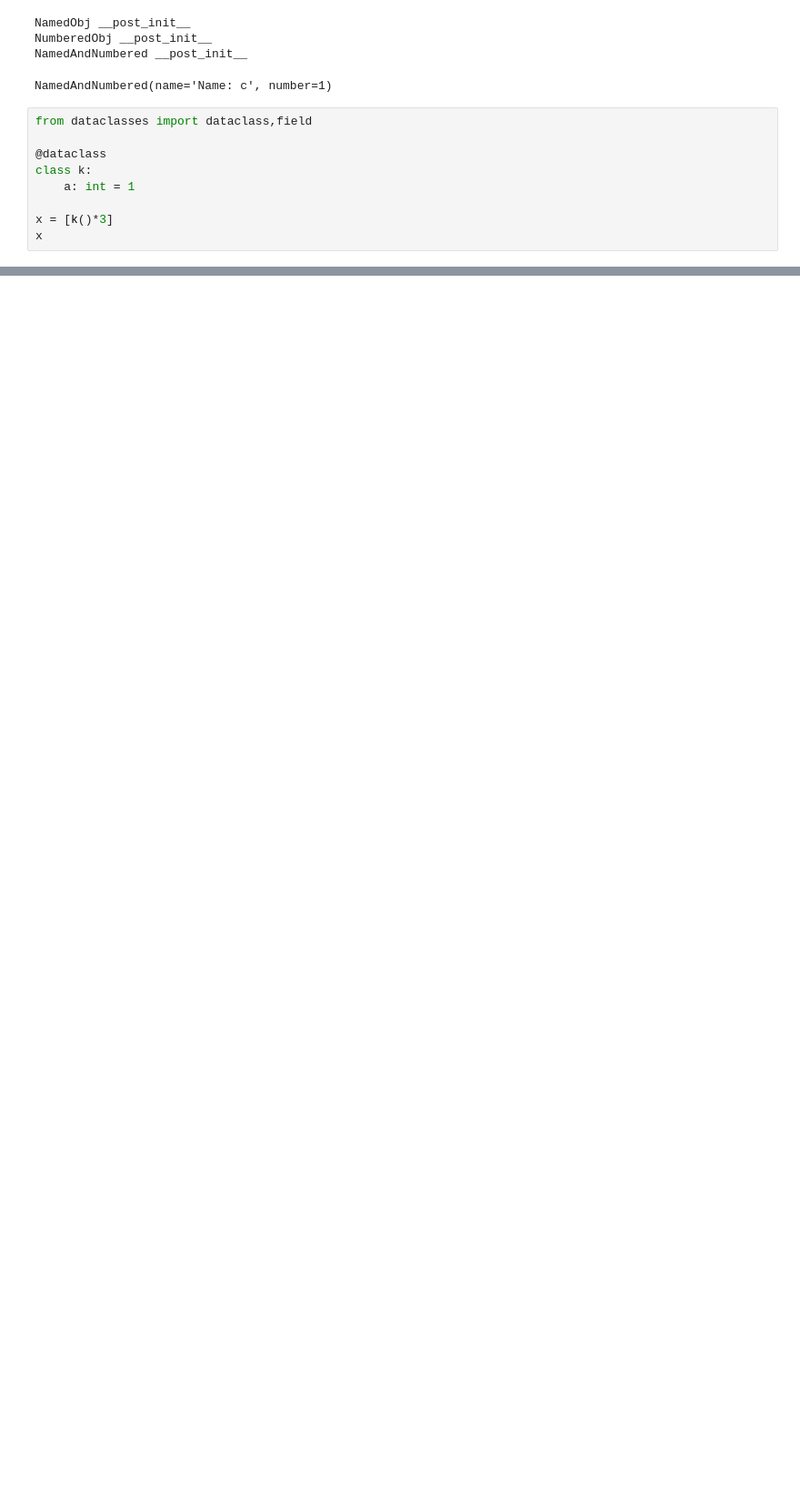
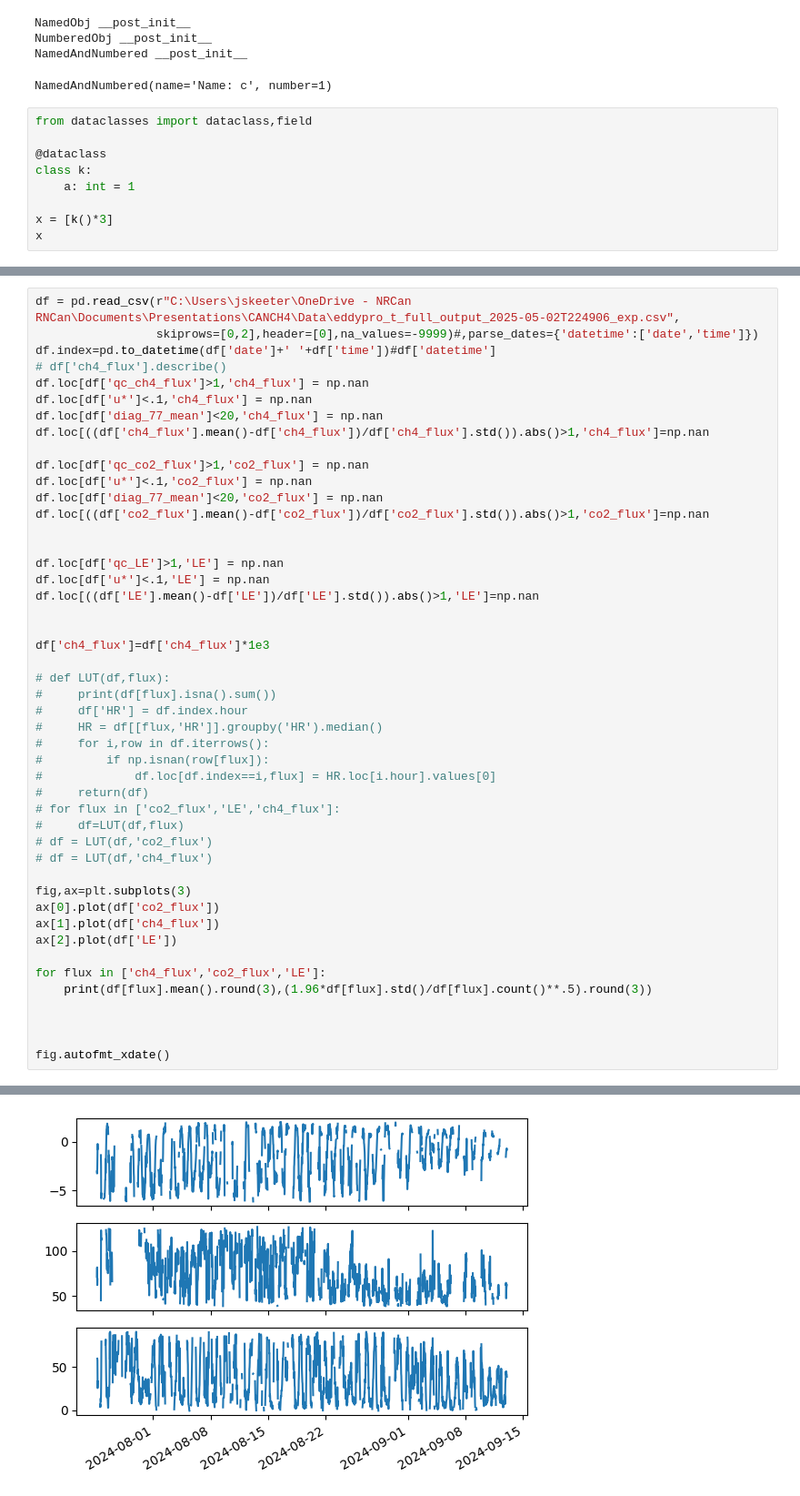
Before and after one commit to June-Skeeter/EC_processing, a Jupyter notebook: testing/test.ipynb, the cells around one changed output, grey strips where cells are left out. Shown at 91% size. Drawn from its saved outputs; the diff is of its cells as text; blank space fills up the shorter version.

```diff
--- a/testing/test.ipynb
+++ b/testing/test.ipynb
@@ -184,0 +303,48 @@ x
+# %%
+df = pd.read_csv(r"C:\Users\jskeeter\OneDrive - NRCan RNCan\Documents\Presentations\CANCH4\Data\eddypro_t_full_output_2025-05-02T224906_exp.csv",
+                 skiprows=[0,2],header=[0],na_values=-9999)#,parse_dates={'datetime':['date','time']})
+df.index=pd.to_datetime(df['date']+' '+df['time'])#df['datetime']
+# df['ch4_flux'].describe()
+df.loc[df['qc_ch4_flux']>1,'ch4_flux'] = np.nan
+df.loc[df['u*']<.1,'ch4_flux'] = np.nan
+df.loc[df['diag_77_mean']<20,'ch4_flux'] = np.nan
+df.loc[((df['ch4_flux'].mean()-df['ch4_flux'])/df['ch4_flux'].std()).abs()>1,'ch4_flux']=np.nan
+
+df.loc[df['qc_co2_flux']>1,'co2_flux'] = np.nan
+df.loc[df['u*']<.1,'co2_flux'] = np.nan
+df.loc[df['diag_77_mean']<20,'co2_flux'] = np.nan
+df.loc[((df['co2_flux'].mean()-df['co2_flux'])/df['co2_flux'].std()).abs()>1,'co2_flux']=np.nan
+
+
+df.loc[df['qc_LE']>1,'LE'] = np.nan
+df.loc[df['u*']<.1,'LE'] = np.nan
+df.loc[((df['LE'].mean()-df['LE'])/df['LE'].std()).abs()>1,'LE']=np.nan
+
+
+df['ch4_flux']=df['ch4_flux']*1e3
+
+# def LUT(df,flux):
+#     print(df[flux].isna().sum())
+#     df['HR'] = df.index.hour
+#     HR = df[[flux,'HR']].groupby('HR').median()
+#     for i,row in df.iterrows():
+#         if np.isnan(row[flux]):
+#             df.loc[df.index==i,flux] = HR.loc[i.hour].values[0]
+#     return(df)
+# for flux in ['co2_flux','LE','ch4_flux']:
+#     df=LUT(df,flux)
+# df = LUT(df,'co2_flux')
+# df = LUT(df,'ch4_flux')
+
+fig,ax=plt.subplots(3)
+ax[0].plot(df['co2_flux'])
+ax[1].plot(df['ch4_flux'])
+ax[2].plot(df['LE'])
+
+for flux in ['ch4_flux','co2_flux','LE']:
+    print(df[flux].mean().round(3),(1.96*df[flux].std()/df[flux].count()**.5).round(3))
+
+
+
+fig.autofmt_xdate()
+# %% [output]
@@ -184,0 +354 @@ x
+[figure, added]
```
Also changed, not shown: parts of 11 cells of this notebook, 11 other files.
